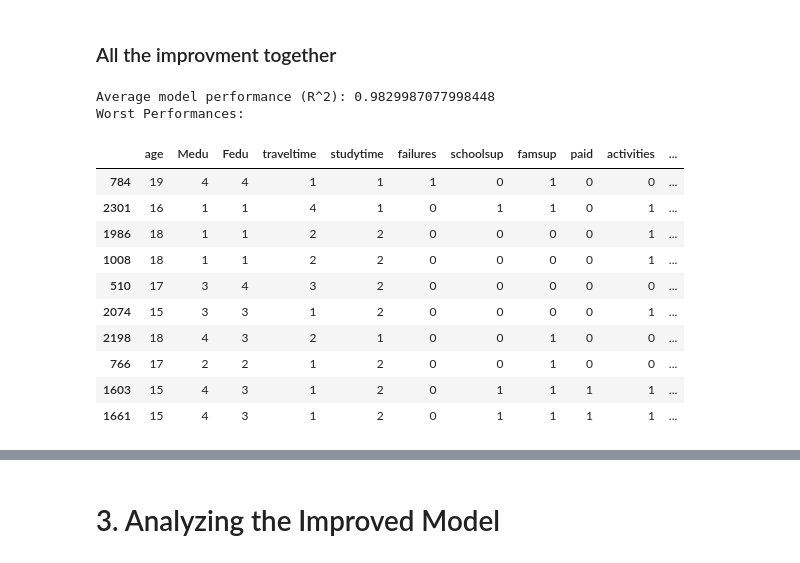
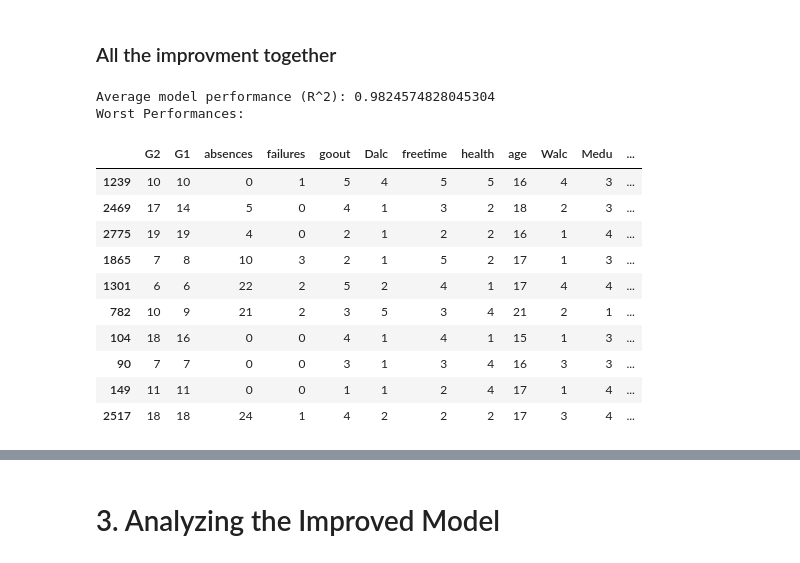
Before and after one commit to yuvalSaadati/Student-Performance, a Jupyter notebook: part_2.ipynb, the cells around one changed output, grey strips where cells are left out. Saved outputs shown, nothing was run; the diff lists cells and outputs as text; code cells hidden in the pictures.

```diff
--- a/part_2.ipynb
+++ b/part_2.ipynb
@@ -49,6 +52,7 @@ for col in categorical_columns:
     df[col] = le.fit_transform(df[col])
     mapping = dict(zip(le.classes_, range(len(le.classes_))))
     print(f"Mapping: {col}", mapping)
+model = None
 # %% [output]
 Mapping: schoolsup {'no': 0, 'yes': 1}
 Mapping: famsup {'no': 0, 'yes': 1}
@@ -125,33 +168,5 @@ def plot_feature_importance(model, X, top_n=None, font_size=7):
 # %% [markdown]
 ### Loading the model from part 1
-# %%
-def perform_cross_validation(X, y, n_splits=5, random_state=42, learning_rate=0.01, max_depth=5, min_child_weight=10, n_estimators=300):
-    kf = KFold(n_splits=n_splits, random_state=random_state, shuffle=True)
-
-    # Initialize lists to store results
-    r2_scores = []
-    all_y_vals = []
-    all_y_pred = []
-
-    # Perform cross-validation
-    for train_index, val_index in kf.split(X):
-        X_train, X_val = X.iloc[train_index], X.iloc[val_index]
-        y_train, y_val = y.iloc[train_index], y.iloc[val_index]
-        model = XGBRegressor(random_state=random_state, learning_rate=learning_rate, max_depth=max_depth, min_child_weight=min_child_weight, n_estimators=n_estimators)
-
-        # Train the model
-        model.fit(X_train, y_train)
-
-        # Predict and evaluate
-        y_pred = model.predict(X_val)
-        all_y_vals.extend(y_val)
-        all_y_pred.extend(y_pred)
-
-        # Calculate R^2 score
-        r2 = r2_score(y_val, y_pred)
-        r2_scores.append(r2)
-
-    return r2_scores, all_y_vals, all_y_pred
 # %%
 # Prepare the data
 X = df.drop(columns=['G3'])  # Features
@@ -437,51 +447,51 @@ X, y = ros.fit_resample(X, y)
 # Feature Selection using Mutual Information
 mutual_info = mutual_info_regression(X, y)
 feature_scores = pd.Series(mutual_info, index=X.columns).sort_values(ascending=False)
 
-# Select top N features (e.g., top 10 features)
+# Select top N features (e.g., top 20 features)
 top_features = feature_scores.head(20).index
 X_selected = X[top_features]
 
 # Perform cross-validation
-r2_scores, all_y_vals, all_y_pred = perform_cross_validation(X_selected, y)
+r2_scores, adj_r2_scores, all_y_vals, all_y_pred = perform_cross_validation(X_selected, y)
 
 # Print results
-print("Average model performance (R^2):", np.mean(r2_scores))
+print("Average model performance (R^2):", np.mean(adj_r2_scores))
 
 # Add residuals to the validation set for analysis
-test_set_with_residuals = X.iloc[val_index].copy()  # Last validation set
-test_set_with_residuals['Actual'] = y_val
-test_set_with_residuals['Predicted'] = y_pred
+test_set_with_residuals = X_selected.copy()  # Last validation set
+test_set_with_residuals['Actual'] = all_y_vals
+test_set_with_residuals['Predicted'] = all_y_pred
 test_set_with_residuals['Residual'] = test_set_with_residuals['Actual'] - test_set_with_residuals['Predicted']
 
 # Sort by largest residuals (absolute errors)
 test_set_with_residuals['AbsoluteError'] = test_set_with_residuals['Residual'].abs()
 filtered_data = test_set_with_residuals[test_set_with_residuals['Actual'] > 0]
 worst_performance = filtered_data.sort_values(by='AbsoluteError', ascending=False).head(10)
 
 # Get worst and best performances
 worst_performance = test_set_with_residuals.sort_values(by='AbsoluteError', ascending=False).head(10)
 best_performance = test_set_with_residuals.sort_values(by='AbsoluteError', ascending=True).head(10)
 
 # Display results
 pd.set_option('display.max_rows', None)  # Show all rows
 pd.set_option('display.max_columns', None)  # Show all columns
 print("Worst Performances:")
 worst_performance
 # %% [output]
-Average model performance (R^2): 0.9829987077998448
+Average model performance (R^2): 0.9824574828045304
 Worst Performances:
-|  | age | Medu | Fedu | traveltime | studytime | failures | schoolsup | famsup | paid | activities | ... |
-| 784 | 19 | 4 | 4 | 1 | 1 | 1 | 0 | 1 | 0 | 0 | ... |
-| 2301 | 16 | 1 | 1 | 4 | 1 | 0 | 1 | 1 | 0 | 1 | ... |
-| 1986 | 18 | 1 | 1 | 2 | 2 | 0 | 0 | 0 | 0 | 1 | ... |
-| 1008 | 18 | 1 | 1 | 2 | 2 | 0 | 0 | 0 | 0 | 1 | ... |
-| 510 | 17 | 3 | 4 | 3 | 2 | 0 | 0 | 0 | 0 | 0 | ... |
-| 2074 | 15 | 3 | 3 | 1 | 2 | 0 | 0 | 0 | 0 | 1 | ... |
-| 2198 | 18 | 4 | 3 | 2 | 1 | 0 | 0 | 1 | 0 | 0 | ... |
-| 766 | 17 | 2 | 2 | 1 | 2 | 0 | 0 | 1 | 0 | 0 | ... |
-| 1603 | 15 | 4 | 3 | 1 | 2 | 0 | 1 | 1 | 1 | 1 | ... |
-| 1661 | 15 | 4 | 3 | 1 | 2 | 0 | 1 | 1 | 1 | 1 | ... |
+|  | G2 | G1 | absences | failures | goout | Dalc | freetime | health | age | Walc | Medu | ... |
+| 1239 | 10 | 10 | 0 | 1 | 5 | 4 | 5 | 5 | 16 | 4 | 3 | ... |
+| 2469 | 17 | 14 | 5 | 0 | 4 | 1 | 3 | 2 | 18 | 2 | 3 | ... |
+| 2775 | 19 | 19 | 4 | 0 | 2 | 1 | 2 | 2 | 16 | 1 | 4 | ... |
+| 1865 | 7 | 8 | 10 | 3 | 2 | 1 | 5 | 2 | 17 | 1 | 3 | ... |
+| 1301 | 6 | 6 | 22 | 2 | 5 | 2 | 4 | 1 | 17 | 4 | 4 | ... |
+| 782 | 10 | 9 | 21 | 2 | 3 | 5 | 3 | 4 | 21 | 2 | 1 | ... |
+| 104 | 18 | 16 | 0 | 0 | 4 | 1 | 4 | 1 | 15 | 1 | 3 | ... |
+| 90 | 7 | 7 | 0 | 0 | 3 | 1 | 3 | 4 | 16 | 3 | 3 | ... |
+| 149 | 11 | 11 | 0 | 0 | 1 | 1 | 2 | 4 | 17 | 1 | 4 | ... |
+| 2517 | 18 | 18 | 24 | 1 | 4 | 2 | 2 | 2 | 17 | 3 | 4 | ... |
 # %%
 best_performance
 # %% [output]
```
Also changed, not shown: parts of 21 cells of this notebook.
